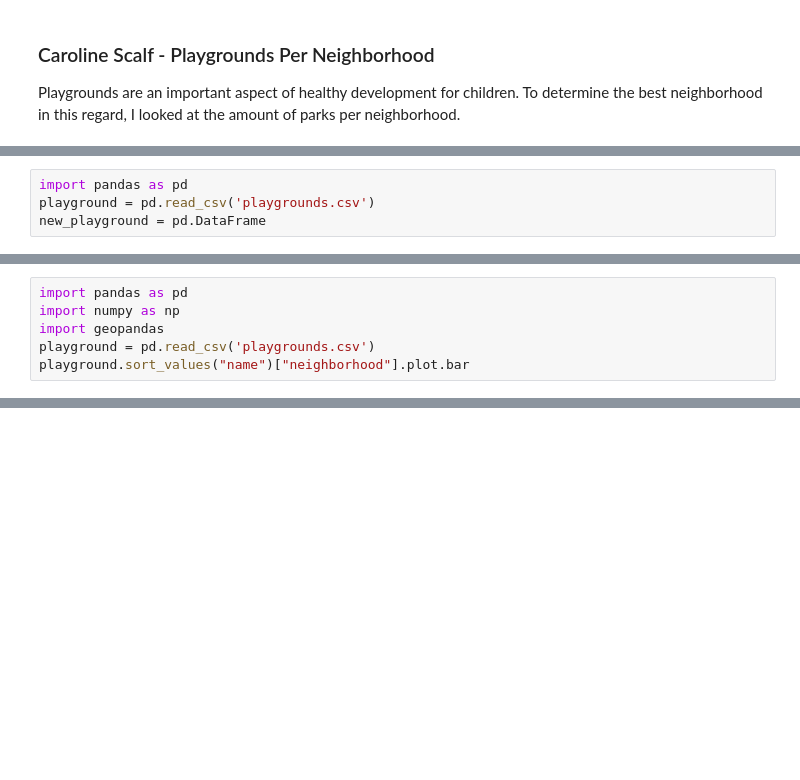
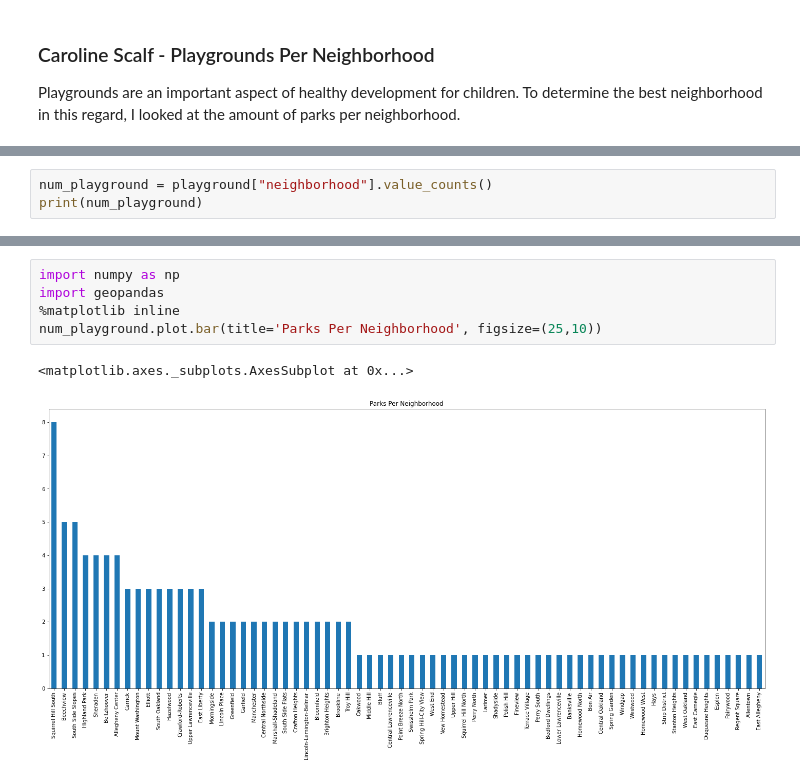
Before and after one commit to carolinescalf/final-project, a Jupyter notebook: Playgrounds.ipynb, the cells around one changed output, grey strips where cells are left out. Drawn from its saved outputs; the diff is of its cells as text; blank space fills up the shorter version.

```diff
--- a/Playgrounds.ipynb
+++ b/Playgrounds.ipynb
@@ -56,4 +45,0 @@ This is the amount of unique neighborhoods featured in this data set.
-# %%
-import pandas as pd
-playground = pd.read_csv('playgrounds.csv')
-new_playground = pd.DataFrame
@@ -62,6 +45,0 @@ SyntaxError: invalid syntax (<ipython-input-26-dce2fb8fe2dd>, line 3)
-# %%
-import pandas as pd
-import numpy as np
-import geopandas
-playground = pd.read_csv('playgrounds.csv')
-playground.sort_values("name")["neighborhood"].plot.bar
@@ -69,0 +46,3 @@ playground.sort_values("name")["neighborhood"].plot.bar
+# %%
+num_playground = playground["neighborhood"].value_counts()
+print(num_playground)
@@ -69,0 +62,8 @@ playground.sort_values("name")["neighborhood"].plot.bar
+# %%
+import numpy as np
+import geopandas
+%matplotlib inline
+num_playground.plot.bar(title='Parks Per Neighborhood', figsize=(25,10))
+# %% [output]
+<matplotlib.axes._subplots.AxesSubplot at 0x...>
+[figure, added]
```
Also changed, not shown: parts of 14 cells of this notebook, 1 other file.
